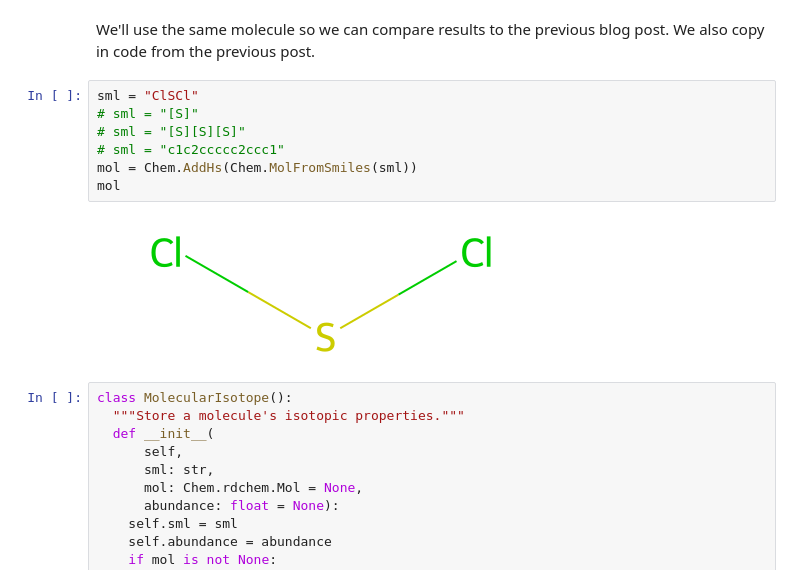
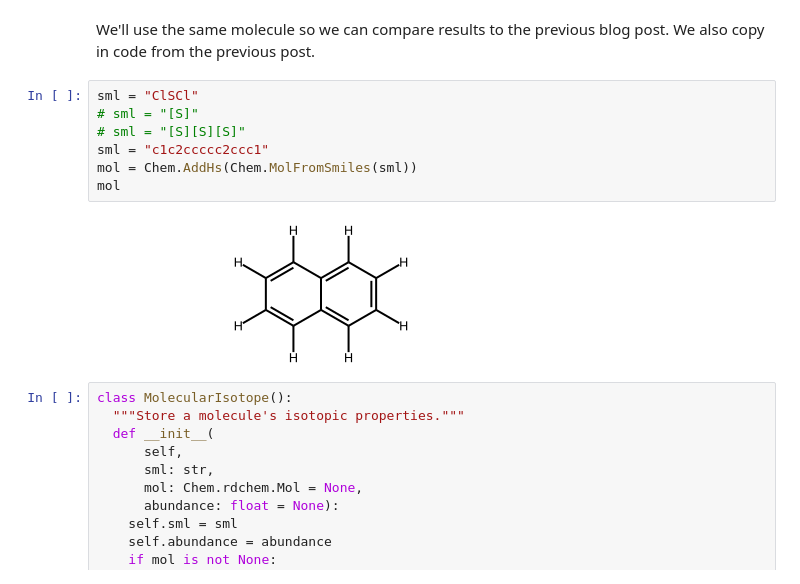
Before and after one commit to bertiewooster/bertiewooster.github.io, a Jupyter notebook: _notebooks/Mass_spectrometry_molecular_isotopic_distribution_2.ipynb, the cells around one changed output. Cells and saved outputs as stored; diff of their text form.

```diff
--- a/_notebooks/Mass_spectrometry_molecular_isotopic_distribution_2.ipynb
+++ b/_notebooks/Mass_spectrometry_molecular_isotopic_distribution_2.ipynb
@@ -32,12 +32,12 @@ We'll use the same molecule so we can compare results to the previous blog post.
 # %%
 sml = "ClSCl"
 # sml = "[S]"
 # sml = "[S][S][S]"
-# sml = "c1c2ccccc2ccc1"
+sml = "c1c2ccccc2ccc1"
 mol = Chem.AddHs(Chem.MolFromSmiles(sml))
 mol
 # %% [output]
-[figure, old version]
+[figure, new version]
 # %%
 class MolecularIsotope():
   """Store a molecule's isotopic properties."""
```
Also changed, not shown: parts of 17 cells of this notebook, 1 other file.
